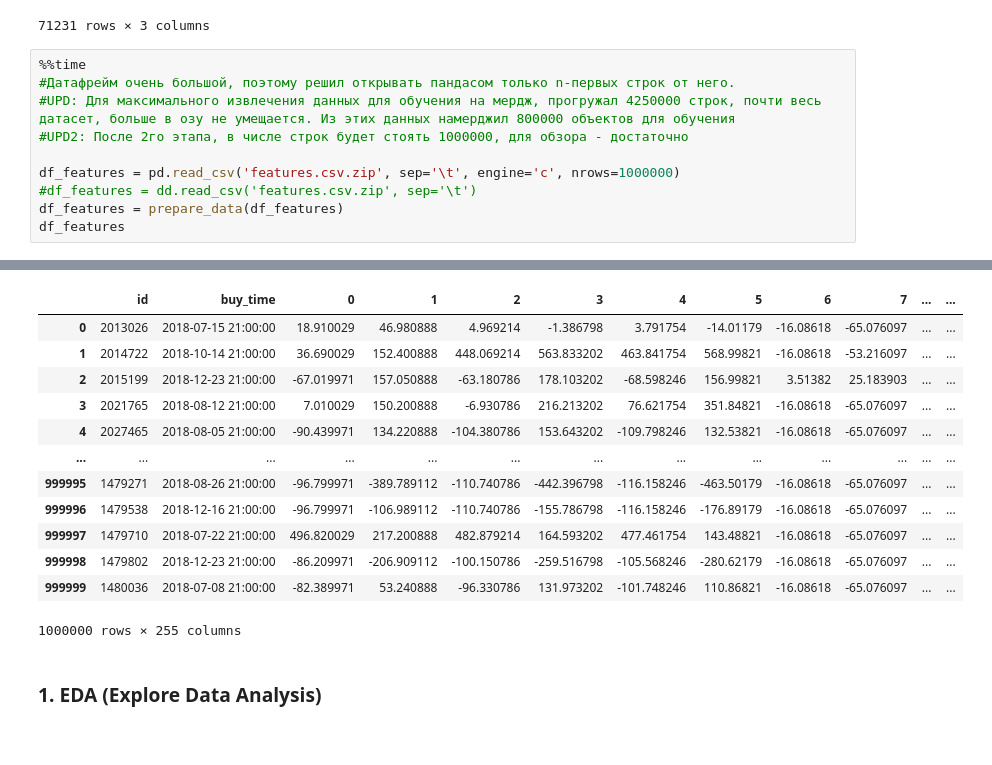
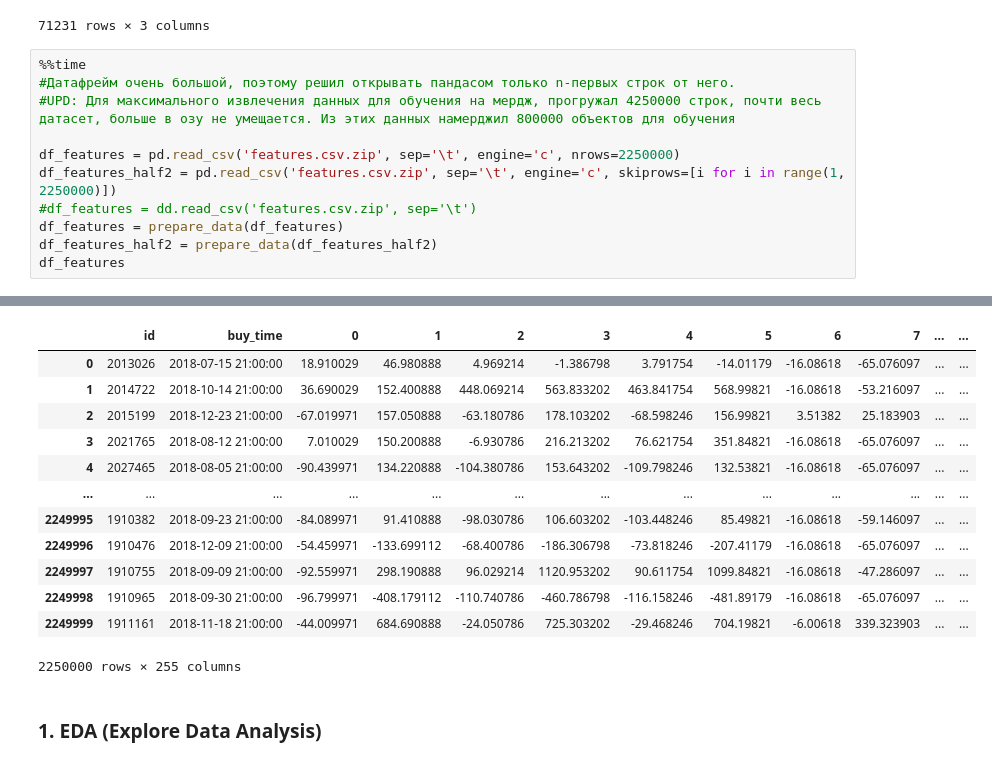
Before and after one commit to NickHlzv/CourseProj, a Jupyter notebook: course_proj.ipynb, the cells around one changed output, grey strips where cells are left out. Drawn from its saved outputs; the diff is of its cells as text.

```diff
--- a/course_proj.ipynb
+++ b/course_proj.ipynb
@@ -67,10 +66,11 @@ df_test
 %%time
 #Датафрейм очень большой, поэтому решил открывать пандасом только n-первых строк от него.
 #UPD: Для максимального извлечения данных для обучения на мердж, прогружал 4250000 строк, почти весь датасет, больше в озу не умещается. Из этих данных намерджил 800000 объектов для обучения
-#UPD2: После 2го этапа, в числе строк будет стоять 1000000, для обзора - достаточно
 
-df_features = pd.read_csv('features.csv.zip', sep='\t', engine='c', nrows=1000000)
+df_features = pd.read_csv('features.csv.zip', sep='\t', engine='c', nrows=2250000)
+df_features_half2 = pd.read_csv('features.csv.zip', sep='\t', engine='c', skiprows=[i for i in range(1, 2250000)])
 #df_features = dd.read_csv('features.csv.zip', sep='\t')
 df_features = prepare_data(df_features)
+df_features_half2 = prepare_data(df_features_half2)
 df_features
 # %% [output]
@@ -79,16 +79,16 @@ Wall time: 1min 7s
 |  | id | buy_time | 0 | 1 | 2 | 3 | 4 | 5 | 6 | 7 | ... | ... |
 | 0 | 2013026 | 2018-07-15 21:00:00 | 18.910029 | 46.980888 | 4.969214 | -1.386798 | 3.791754 | -14.01179 | -16.08618 | -65.076097 | ... | ... |
 | 1 | 2014722 | 2018-10-14 21:00:00 | 36.690029 | 152.400888 | 448.069214 | 563.833202 | 463.841754 | 568.99821 | -16.08618 | -53.216097 | ... | ... |
 | 2 | 2015199 | 2018-12-23 21:00:00 | -67.019971 | 157.050888 | -63.180786 | 178.103202 | -68.598246 | 156.99821 | 3.51382 | 25.183903 | ... | ... |
 | 3 | 2021765 | 2018-08-12 21:00:00 | 7.010029 | 150.200888 | -6.930786 | 216.213202 | 76.621754 | 351.84821 | -16.08618 | -65.076097 | ... | ... |
 | 4 | 2027465 | 2018-08-05 21:00:00 | -90.439971 | 134.220888 | -104.380786 | 153.643202 | -109.798246 | 132.53821 | -16.08618 | -65.076097 | ... | ... |
 | ... | ... | ... | ... | ... | ... | ... | ... | ... | ... | ... | ... | ... |
-| 999995 | 1479271 | 2018-08-26 21:00:00 | -96.799971 | -389.789112 | -110.740786 | -442.396798 | -116.158246 | -463.50179 | -16.08618 | -65.076097 | ... | ... |
-| 999996 | 1479538 | 2018-12-16 21:00:00 | -96.799971 | -106.989112 | -110.740786 | -155.786798 | -116.158246 | -176.89179 | -16.08618 | -65.076097 | ... | ... |
-| 999997 | 1479710 | 2018-07-22 21:00:00 | 496.820029 | 217.200888 | 482.879214 | 164.593202 | 477.461754 | 143.48821 | -16.08618 | -65.076097 | ... | ... |
-| 999998 | 1479802 | 2018-12-23 21:00:00 | -86.209971 | -206.909112 | -100.150786 | -259.516798 | -105.568246 | -280.62179 | -16.08618 | -65.076097 | ... | ... |
-| 999999 | 1480036 | 2018-07-08 21:00:00 | -82.389971 | 53.240888 | -96.330786 | 131.973202 | -101.748246 | 110.86821 | -16.08618 | -65.076097 | ... | ... |
+| 2249995 | 1910382 | 2018-09-23 21:00:00 | -84.089971 | 91.410888 | -98.030786 | 106.603202 | -103.448246 | 85.49821 | -16.08618 | -59.146097 | ... | ... |
+| 2249996 | 1910476 | 2018-12-09 21:00:00 | -54.459971 | -133.699112 | -68.400786 | -186.306798 | -73.818246 | -207.41179 | -16.08618 | -65.076097 | ... | ... |
+| 2249997 | 1910755 | 2018-09-09 21:00:00 | -92.559971 | 298.190888 | 96.029214 | 1120.953202 | 90.611754 | 1099.84821 | -16.08618 | -47.286097 | ... | ... |
+| 2249998 | 1910965 | 2018-09-30 21:00:00 | -96.799971 | -408.179112 | -110.740786 | -460.786798 | -116.158246 | -481.89179 | -16.08618 | -65.076097 | ... | ... |
+| 2249999 | 1911161 | 2018-11-18 21:00:00 | -44.009971 | 684.690888 | -24.050786 | 725.303202 | -29.468246 | 704.19821 | -6.00618 | 339.323903 | ... | ... |
-1000000 rows × 255 columns
+2250000 rows × 255 columns
 # %% [markdown]
 ### 1. EDA (Explore Data Analysis)
 # %%
```
Also changed, not shown: parts of 31 cells of this notebook.
